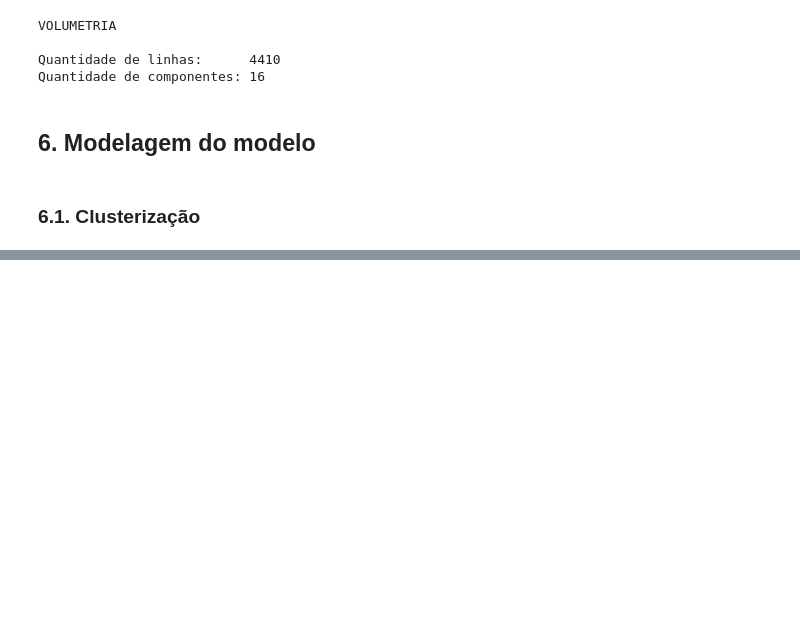
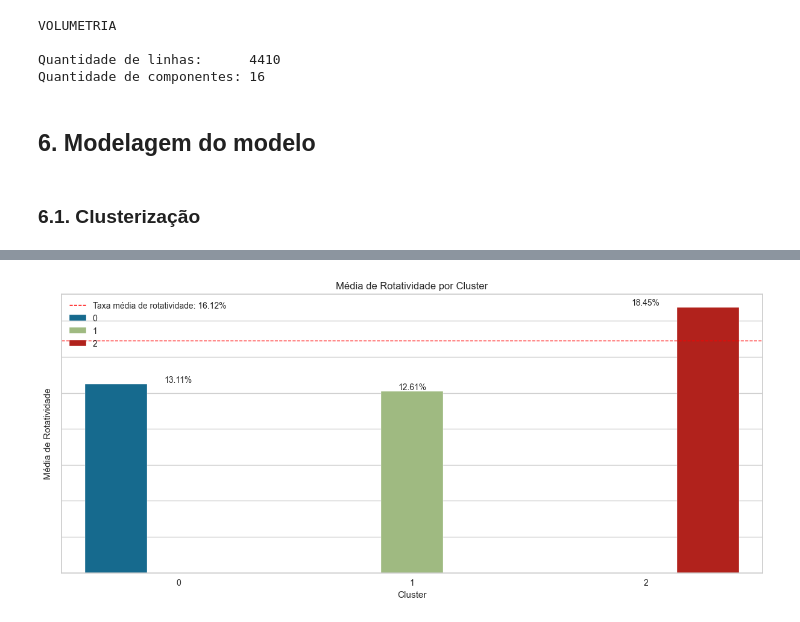
Before and after one commit to emso-exe/Analise_de_rh_-_people_analytics, a Jupyter notebook: 001_analise_de_rh.ipynb, the cells around one changed output, grey strips where cells are left out. Drawn from its saved outputs; the diff is of its cells as text; code cells hidden in the pictures; blank space fills up the shorter version.

```diff
--- a/001_analise_de_rh.ipynb
+++ b/001_analise_de_rh.ipynb
@@ -1394,0 +1508,19 @@ plt.show()
+# %%
+# Listas para armazenar os modelos de Mistura Gaussiana (GMM)
+gmm_models=[]
+
+# Loop para treinar GMM com 7 e 9 clusters
+for n in range(7, 10):
+    if n==7 or n==9:
+        # Inicializa e treina o modelo GMM
+        gmm = GaussianMixture(n_components=n, random_state=0, covariance_type='full')
+        gmm.fit(df_componentes)
+
+        # Armazena o modelo treinado
+        gmm_models.append(kmeans)
+        # Obter os rótulos dos clusters
+        labels = gmm.predict(df_componentes)
+        # Aplicação dos rótulos ao DataFrame original
+        df[f'Cluster_{n}'] = labels
+
+        print(f'Rótulos dos clusters para {n} clusters: {np.unique(labels)}')
@@ -1394,0 +1540,28 @@ plt.show()
+# %%
+df['TARGET'] = (df['Rotatividade'] == 'Sim').astype(int)
+
+# Calcular a média da variável "Rotatividade" para cada cluster
+mean_rotatividade_by_cluster = df.groupby("Cluster_3")["TARGET"].mean().reset_index()
+
+taxa_media_rotatividade=df_analise['RotatividadeBin'].mean()
+
+# Plotar o gráfico de barras
+plt.figure(figsize=(15, 6))
+sns.barplot(x="Cluster_3", y="TARGET", data=mean_rotatividade_by_cluster, hue="Cluster_3")
+plt.axhline(taxa_media_rotatividade, color='red', linestyle='dashed', linewidth=1, label='Taxa média de rotatividade: {:.2f}%'.format(taxa_media_rotatividade * 100))
+
+plt.title("Média de Rotatividade por Cluster")
+plt.xlabel("Cluster")
+plt.ylabel("Média de Rotatividade")
+
+
+
+# Adicionando os valores das taxas de rotatividade nas barras
+for i, taxa in enumerate(mean_rotatividade_by_cluster.TARGET.values):
+    plt.text(i, taxa, '{:.2f}%'.format(taxa * 100), ha='center', va='bottom', fontsize=10)
+
+plt.gca().axes.yaxis.set_ticklabels([])
+plt.legend()
+plt.show()
+# %% [output]
+[figure, added]
```
Also changed, not shown: parts of 14 cells of this notebook.
